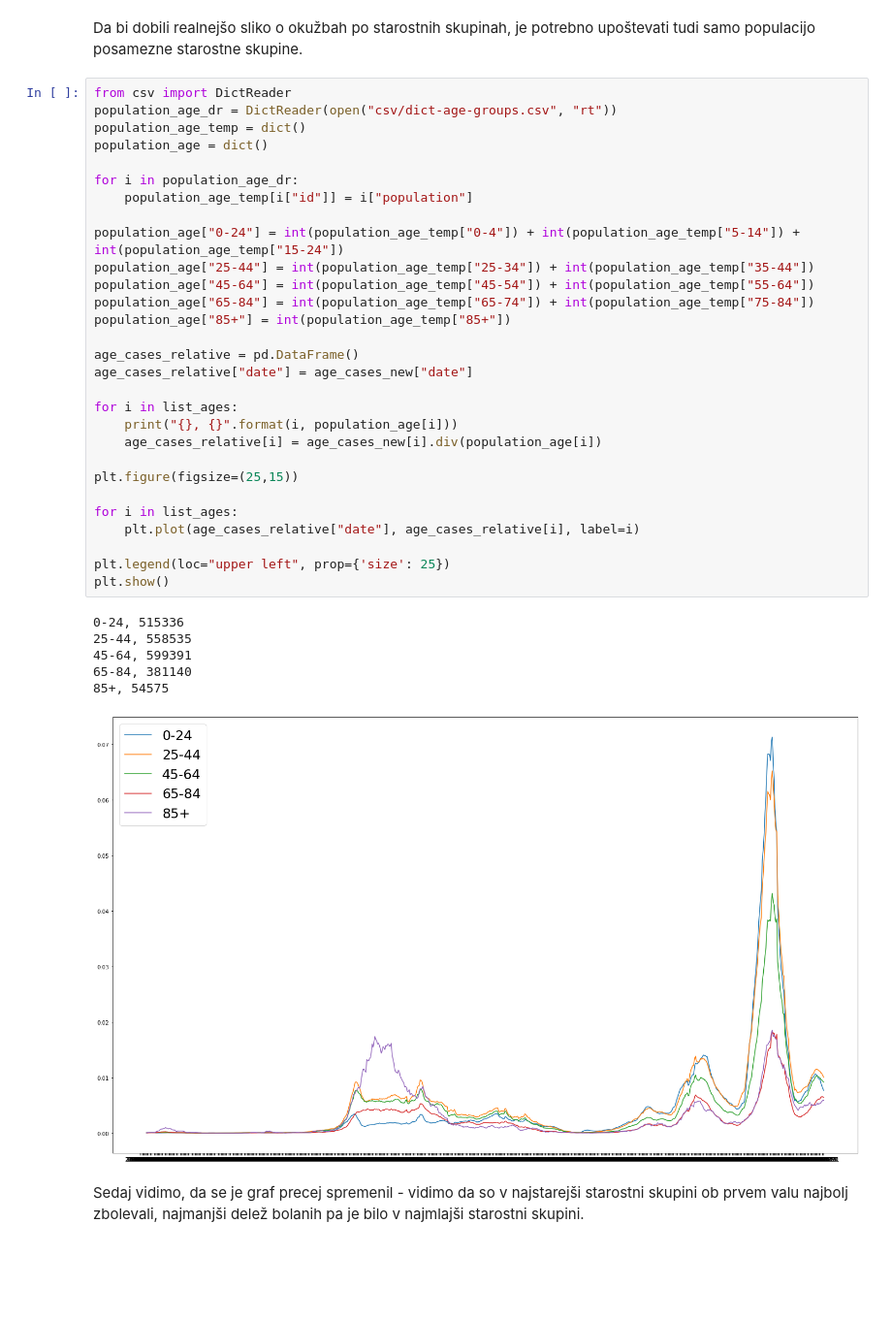
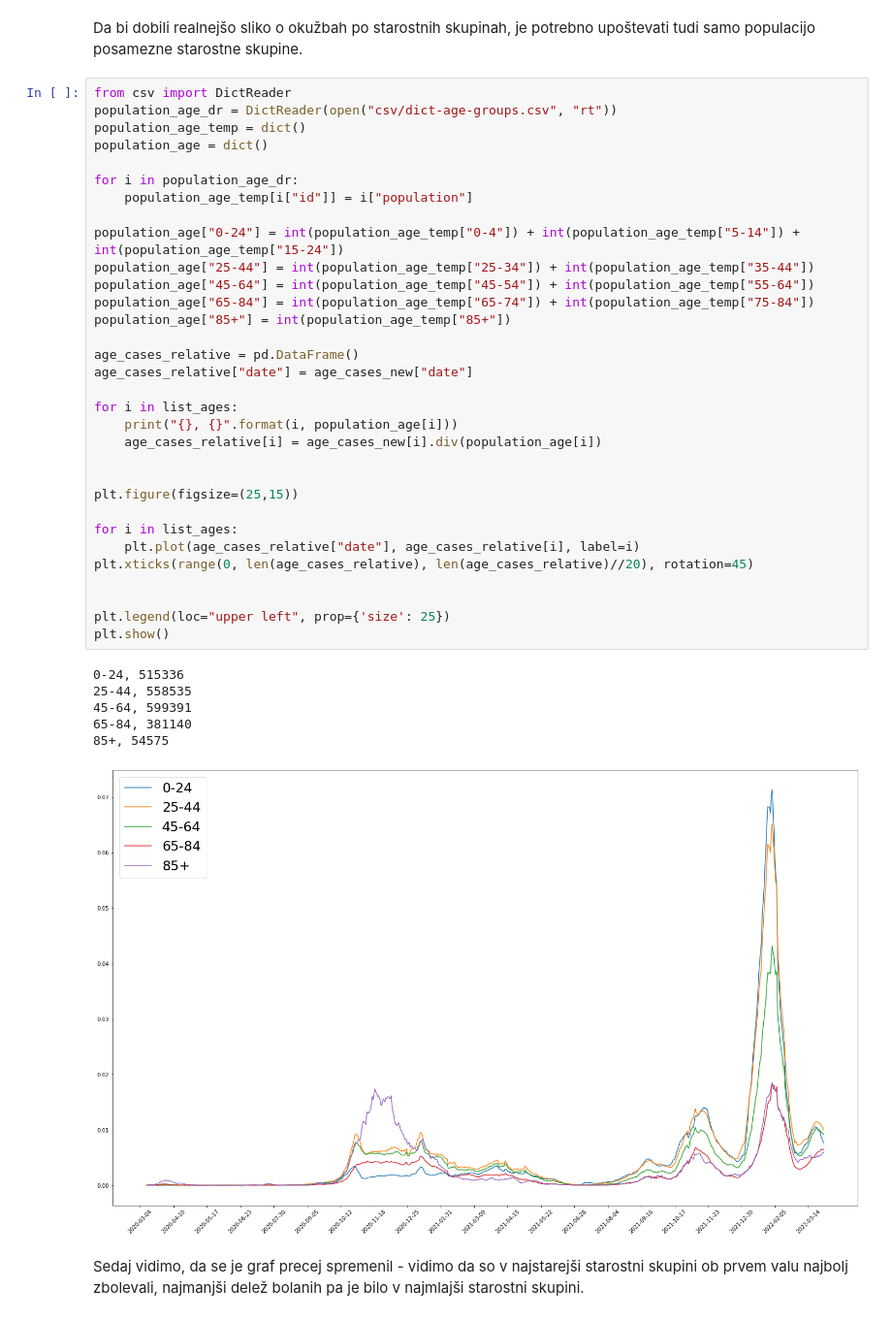
Before and after one commit to SerugaDavid/PR21DSZHMM, a Jupyter notebook: naloga.ipynb, the cells around one changed output. Shown at 97% size. Saved outputs shown, nothing was run; the diff lists cells and outputs as text; blank space fills up the shorter version.

```diff
--- a/naloga.ipynb
+++ b/naloga.ipynb
@@ -112,34 +114,37 @@ population_age = dict()
 
 for i in population_age_dr:
     population_age_temp[i["id"]] = i["population"]
 
 population_age["0-24"] = int(population_age_temp["0-4"]) + int(population_age_temp["5-14"]) + int(population_age_temp["15-24"])
 population_age["25-44"] = int(population_age_temp["25-34"]) + int(population_age_temp["35-44"])
 population_age["45-64"] = int(population_age_temp["45-54"]) + int(population_age_temp["55-64"])
 population_age["65-84"] = int(population_age_temp["65-74"]) + int(population_age_temp["75-84"])
 population_age["85+"] = int(population_age_temp["85+"])
 
 age_cases_relative = pd.DataFrame()
 age_cases_relative["date"] = age_cases_new["date"]
 
 for i in list_ages:
     print("{}, {}".format(i, population_age[i]))
     age_cases_relative[i] = age_cases_new[i].div(population_age[i])
 
+
 plt.figure(figsize=(25,15))
 
 for i in list_ages:
     plt.plot(age_cases_relative["date"], age_cases_relative[i], label=i)
+plt.xticks(range(0, len(age_cases_relative), len(age_cases_relative)//20), rotation=45)
+
 
 plt.legend(loc="upper left", prop={'size': 25})
 plt.show()
 # %% [output]
 0-24, 515336
 25-44, 558535
 45-64, 599391
 65-84, 381140
 85+, 54575
-[figure, old version]
+[figure, new version]
 # %% [markdown]
 Sedaj vidimo, da se je graf precej spremenil - vidimo da so v najstarejši starostni skupini ob prvem valu najbolj zbolevali, najmanjši delež bolanih pa je bilo v najmlajši starostni skupini.
 # %% [markdown]
```
Also changed, not shown: parts of 7 cells of this notebook, 3 other files.
